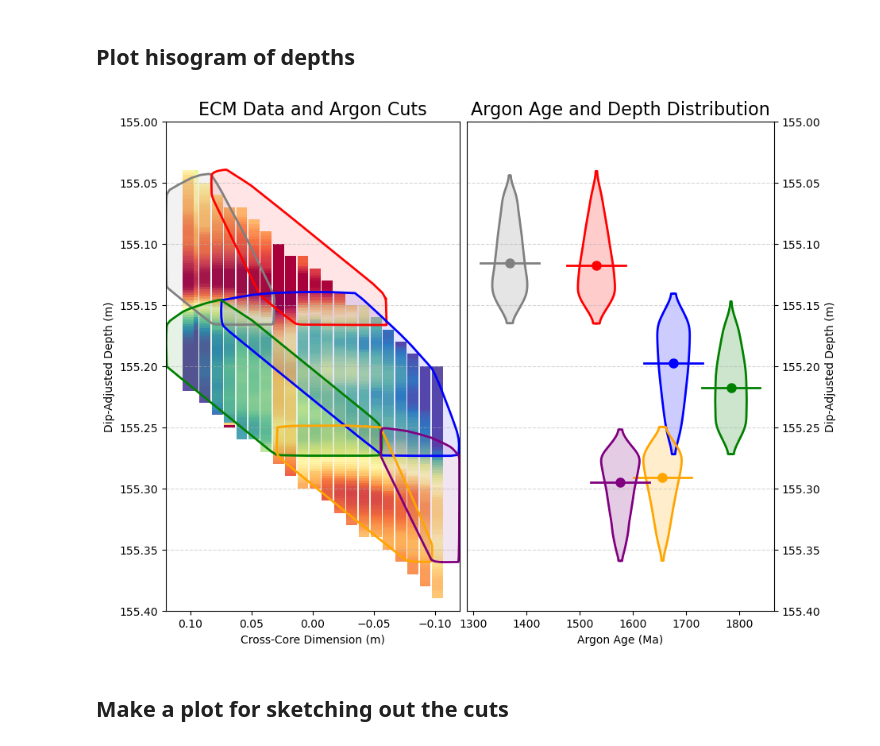
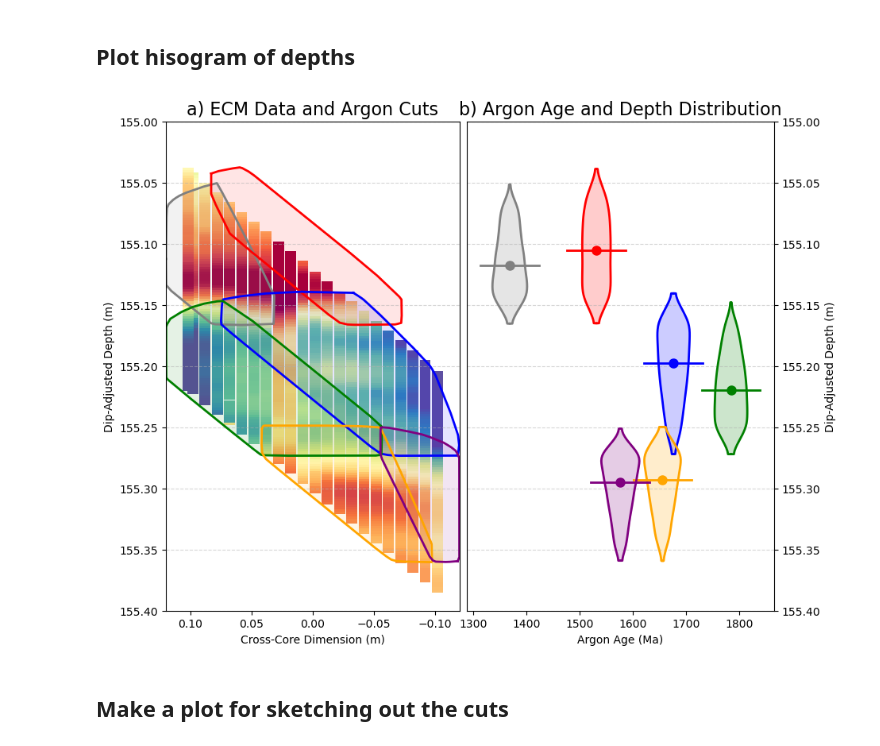
Before and after one commit to liamkirkpatrick/alhic1901_deeplayering, a Jupyter notebook: scripts/argon_plots/plot_argon.ipynb, the cells around one changed output. Saved outputs shown, nothing was run; the diff lists cells and outputs as text; code cells hidden in the pictures.

```diff
--- a/scripts/argon_plots/plot_argon.ipynb
+++ b/scripts/argon_plots/plot_argon.ipynb
@@ -119,6 +119,9 @@ Ar_age = [1369.1,1531.9,1676.8,1784.7,1656.1,1576.8]
 names = ['1a','1b','2','3','4c','4d']
 # %%
 # Define the cut constraints as functions (inequalities)
+
+td = s228_4_AC.opposite.depth.min()
+bd = s228_4_AC.opposite.depth.max() + 0.005
 
 
 # currently hardcoded for the shift - pulls from proccess_oppface.ipynb
@@ -143,9 +146,9 @@ l5 = 250 / 1000
 c1a = [
     lambda pt: pt['x']**2 + pt['y']**2 <= (241/2/1000)**2,  # inside cylinder of radius 241/2
     lambda pt: pt['z'] < (m * pt['x'] + l1) + overall_shift, # 1
-    lambda pt: pt['z'] > (-1/m * pt['x'] + ol1) + overall_shift,
-    lambda pt: pt['z'] > (m * pt['x'] + l3) + overall_shift,
-    lambda pt: pt['z'] > (-1/m * pt['x'] + ol3)+ overall_shift,
+    lambda pt: pt['z'] > (-1/m * pt['x'] + ol1) + overall_shift, # 2
+    lambda pt: pt['z'] > (m * pt['x'] + l3) + overall_shift +0.01, # 3 - modified to reflect scoop out of this edge
+    lambda pt: pt['z'] > (-1/m * pt['x'] + ol3)+ overall_shift, # NEW
     lambda pt: pt['z'] < 155.235,
     lambda pt: pt['y'] > -.11,
     lambda pt: pt['y'] < -0.01,
@@ -157,7 +160,7 @@ c1b = [
     lambda pt: pt['z'] > (-1/m * pt['x'] + ol1) + overall_shift,# 2
     lambda pt: pt['z'] > (m * pt['x'] + l3) + overall_shift, # 3
     lambda pt: pt['z'] < (-1/m * pt['x'] + ol3)+ overall_shift, # NEW
-    lambda pt: pt['z'] < 155.18,
+    lambda pt: pt['z'] < 155.15, #155.18,
     lambda pt: pt['y'] > -.11,
     lambda pt: pt['y'] < -0.01,
 ]
@@ -245,8 +248,8 @@ def plot_ecm(axs,face,top_angle):
 
         # downsample ECM to save plotting time (as needed)
         if res != 0:
-            int_lo = round(min(td),2)
-            int_hi = round(max(td),2)
+            int_lo = round(min(td),3)
+            int_hi = round(max(td),3)
             depth_interp = np.linspace(int_lo,int_hi,int((int_hi-int_lo)/res)+1)
             meas_interp = np.interp(depth_interp,np.flip(td),np.flip(tmeas))
             but_interp = np.interp(depth_interp,np.flip(td),np.flip(tbut))
@@ -265,7 +268,7 @@ def plot_ecm(axs,face,top_angle):
 # %% [markdown]
 ## Identify the points which make up a sample
 # %%
-def get_points_in_sample(c,theta_x,theta_y):
+def get_points_in_sample(c,theta_x,theta_y,td,bd):
     """
     Get points in the sample defined by the conditions in c.
 
@@ -287,7 +290,7 @@ def get_points_in_sample(c,theta_x,theta_y):
     # set limits
     x_limits = (-241/2/1000, 241/2/1000)
     y_limits = (-241/2/1000,0)
-    z_limits = (155.12, 155.30)
+    z_limits = (155.11, 155.31)
 
     # Sample candidate points uniformly from the bounding box
     x_samples = np.random.uniform(x_limits[0], x_limits[1], N_samples)
@@ -315,7 +318,7 @@ def get_points_in_sample(c,theta_x,theta_y):
     # return the points that are valid
     return inside_x, inside_y, z_sheared
 
-textx, testy, testz = get_points_in_sample(shapes[0],theta_x,theta_y)
+textx, testy, testz = get_points_in_sample(shapes[0],theta_x,theta_y,td,bd)
 # %% [markdown]
 # Plot Sample Locations on ECM data
 # %%
@@ -447,36 +452,36 @@ ax[0].set_xlim([.12,-.12])
 # add ecm data to the first subplot
 plot_ecm(ax[0],s228_4_AC.opposite,theta_x)
 #plot_ecm(ax[0],s228_4_AC.opposite,0)
 
 # add horizontal grid lines to all subplots
 for a in ax:
     a.grid(axis='y', linestyle='--', alpha=0.5)
 
 # titles
-ax[0].set_title('ECM Data and Argon Cuts', fontsize=16)
-ax[1].set_title('Argon Age and Depth Distribution', fontsize=16)
+ax[0].set_title('a) ECM Data and Argon Cuts', fontsize=16)
+ax[1].set_title('b) Argon Age and Depth Distribution', fontsize=16)
 
 # x-axis labels
 ax[0].set_xlabel('Cross-Core Dimension (m)')
 ax[1].set_xlabel('Argon Age (Ma)')
 
 # add outlines
 for i, shape in enumerate(shapes):
 
     # assign color based on index
     color = colors[i % len(colors)]
 
     # get points in sample
-    x, y, z = get_points_in_sample(shape, theta_x, theta_y)
+    x, y, z = get_points_in_sample(shape, theta_x, theta_y,td,bd)
 
     # plot the outline of the sample
     plot_outlines(x, y, z, ax[0], color=color)
 
     plot_argon_and_depth(z, Ar_age[i], ax[1], color=color, bins=50, smooth_sigma=2)
 
 # set the aspect ratio to be equal
 ax[0].set_aspect('equal')
 # %% [output]
-[figure, old version]
+[figure, new version]
 # %% [markdown]
 ## Make a plot for sketching out the cuts
```
Also changed, not shown: parts of 4 cells of this notebook.
